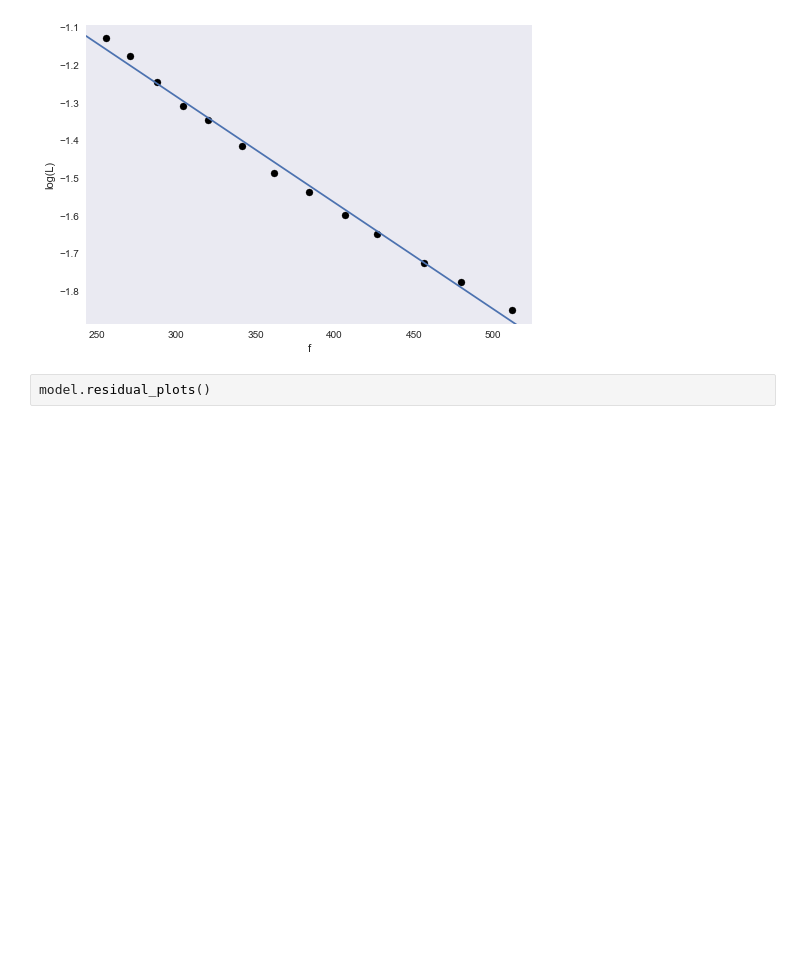
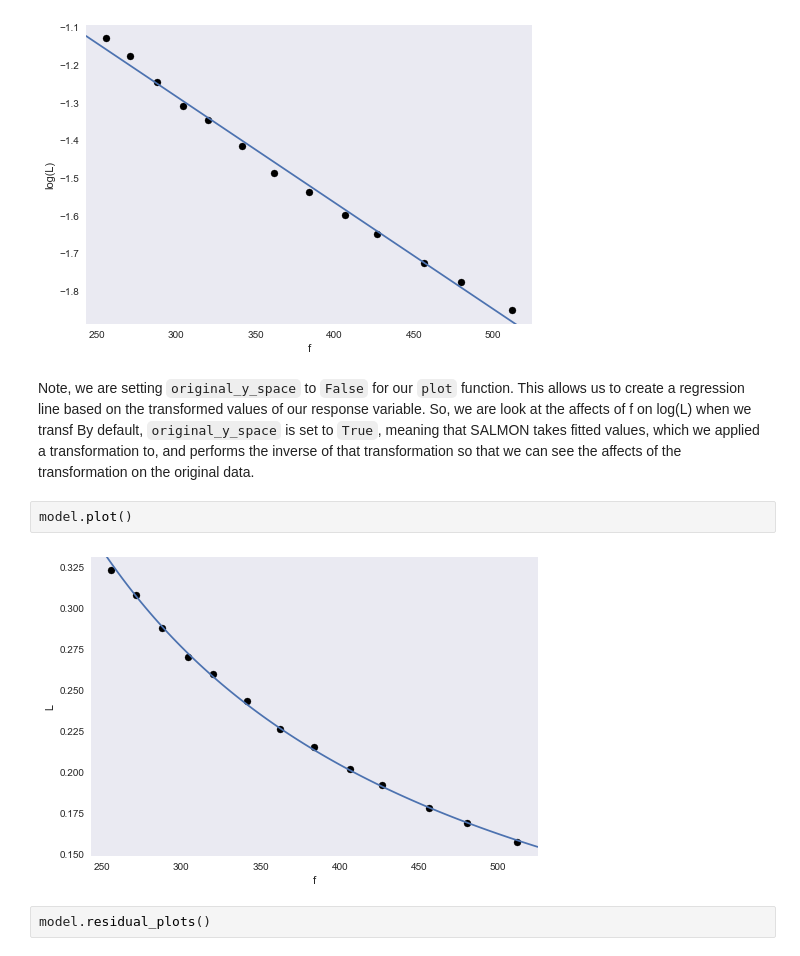
Before and after one commit to nicholasrusso/russoStat400, a Jupyter notebook: chapter3.ipynb, the cells around one changed output. Cells and saved outputs as stored; diff of their text form; blank space fills up the shorter version.

Commit message:
clean up and added original_y_space explanation

```diff
--- a/chapter3.ipynb
+++ b/chapter3.ipynb
@@ -70,6 +70,12 @@ model.fit(data);
 model.plot(original_y_space=False)
 # %% [output]
 [figure]
+# %% [markdown]
+Note, we are setting `original_y_space` to `False` for our `plot` function. This allows us to create a regression line based on the transformed values of our response variable. So, we are look at the affects of f on log(L) when we transf  By default, `original_y_space` is set to `True`, meaning that SALMON takes fitted values, which we applied a transformation to, and performs the inverse of that transformation so that we can see the affects of the transformation on the original data.
+# %%
+model.plot()
+# %% [output]
+[figure, added]
 # %%
 model.residual_plots()
 # %% [output]
```
Also changed, not shown: parts of 1 cell of this notebook, 1 other file.
